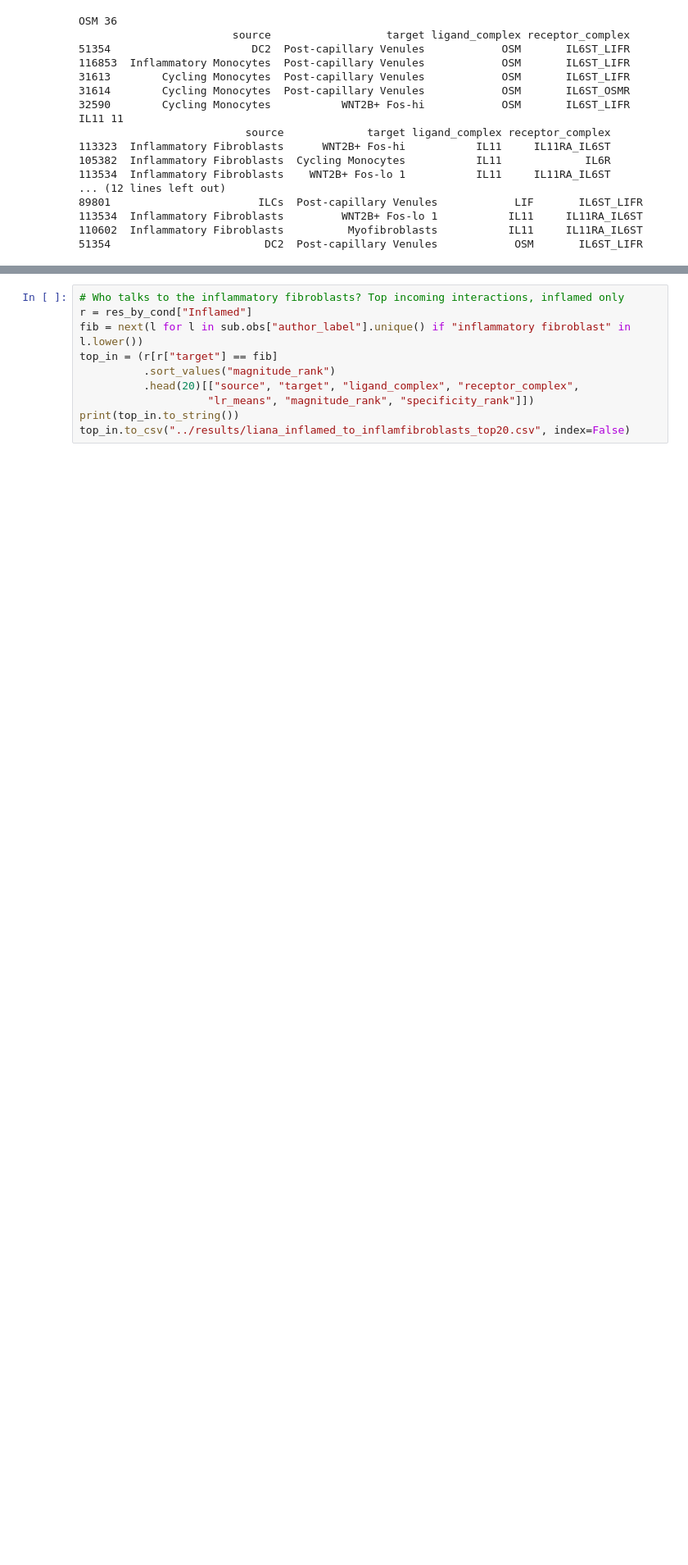
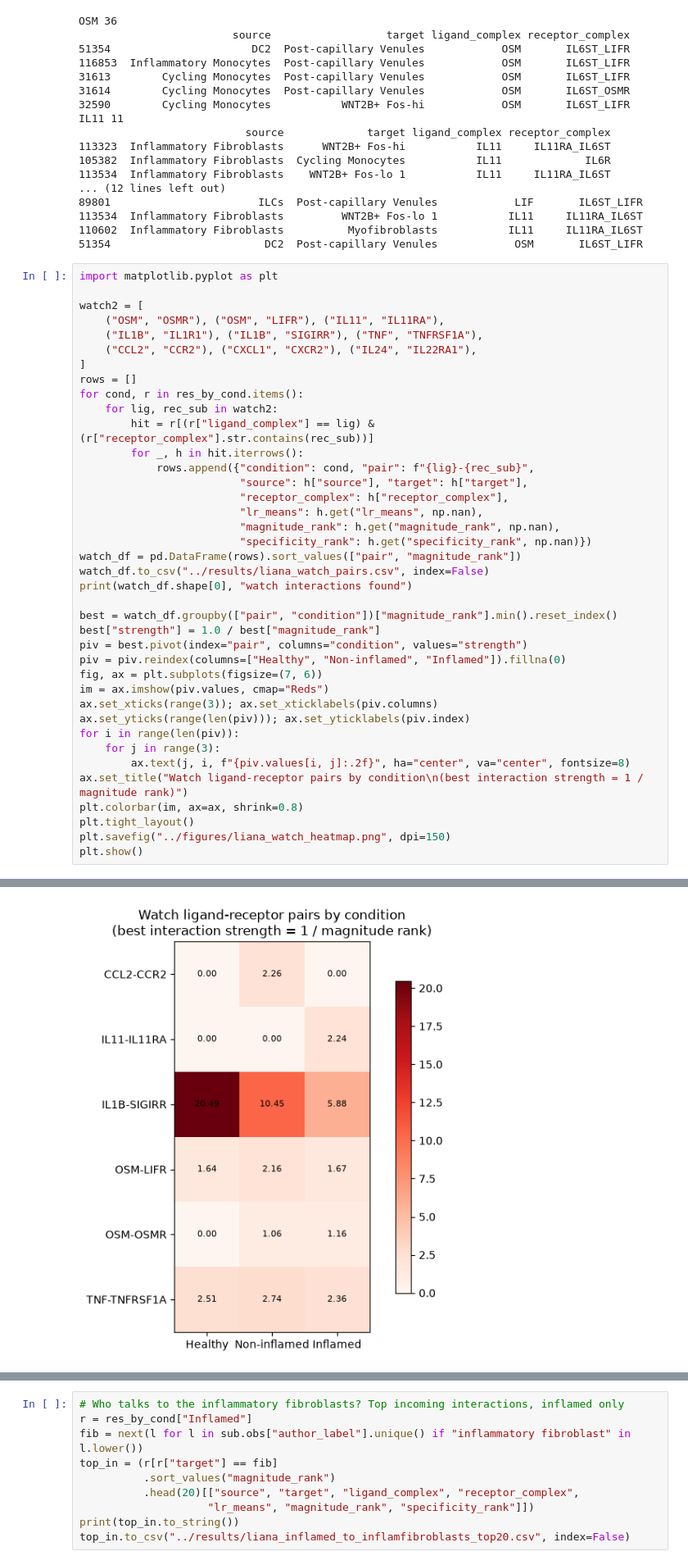
Before and after one commit to juehua2009/immune-endotypes-portfolio, a Jupyter notebook: modules/01_ibd/notebooks/04_liana_communication.ipynb, the cells around one changed output, grey strips where cells are left out. Shown at 82% size. Saved outputs shown, nothing was run; the diff lists cells and outputs as text; blank space fills up the shorter version.

```diff
--- a/modules/01_ibd/notebooks/04_liana_communication.ipynb
+++ b/modules/01_ibd/notebooks/04_liana_communication.ipynb
@@ -173,3 +173,43 @@ IL11 11
 113534  Inflammatory Fibroblasts         WNT2B+ Fos-lo 1           IL11     IL11RA_IL6ST
 110602  Inflammatory Fibroblasts          Myofibroblasts           IL11     IL11RA_IL6ST
 51354                        DC2  Post-capillary Venules            OSM       IL6ST_LIFR
+# %%
+import matplotlib.pyplot as plt
+
+watch2 = [
+    ("OSM", "OSMR"), ("OSM", "LIFR"), ("IL11", "IL11RA"),
+    ("IL1B", "IL1R1"), ("IL1B", "SIGIRR"), ("TNF", "TNFRSF1A"),
+    ("CCL2", "CCR2"), ("CXCL1", "CXCR2"), ("IL24", "IL22RA1"),
+]
+rows = []
+for cond, r in res_by_cond.items():
+    for lig, rec_sub in watch2:
+        hit = r[(r["ligand_complex"] == lig) & (r["receptor_complex"].str.contains(rec_sub))]
+        for _, h in hit.iterrows():
+            rows.append({"condition": cond, "pair": f"{lig}-{rec_sub}",
+                         "source": h["source"], "target": h["target"],
+                         "receptor_complex": h["receptor_complex"],
+                         "lr_means": h.get("lr_means", np.nan),
+                         "magnitude_rank": h.get("magnitude_rank", np.nan),
+                         "specificity_rank": h.get("specificity_rank", np.nan)})
+watch_df = pd.DataFrame(rows).sort_values(["pair", "magnitude_rank"])
+watch_df.to_csv("../results/liana_watch_pairs.csv", index=False)
+print(watch_df.shape[0], "watch interactions found")
+
+best = watch_df.groupby(["pair", "condition"])["magnitude_rank"].min().reset_index()
+best["strength"] = 1.0 / best["magnitude_rank"]
+piv = best.pivot(index="pair", columns="condition", values="strength")
+piv = piv.reindex(columns=["Healthy", "Non-inflamed", "Inflamed"]).fillna(0)
+fig, ax = plt.subplots(figsize=(7, 6))
+im = ax.imshow(piv.values, cmap="Reds")
+ax.set_xticks(range(3)); ax.set_xticklabels(piv.columns)
+ax.set_yticks(range(len(piv))); ax.set_yticklabels(piv.index)
+for i in range(len(piv)):
+    for j in range(3):
+        ax.text(j, i, f"{piv.values[i, j]:.2f}", ha="center", va="center", fontsize=8)
+ax.set_title("Watch ligand-receptor pairs by condition\n(best interaction strength = 1 / magnitude rank)")
+plt.colorbar(im, ax=ax, shrink=0.8)
+plt.tight_layout()
+plt.savefig("../figures/liana_watch_heatmap.png", dpi=150)
+plt.show()
+# %% [output]
@@ -176,3 +217,4 @@ IL11 11
+[figure, added]
 # %%
 # Focused figure: strongest watch interaction per pair x condition (1 / magnitude_rank)
 import matplotlib.pyplot as plt
```
Also changed, not shown: parts of 2 cells of this notebook, 43 other files.
